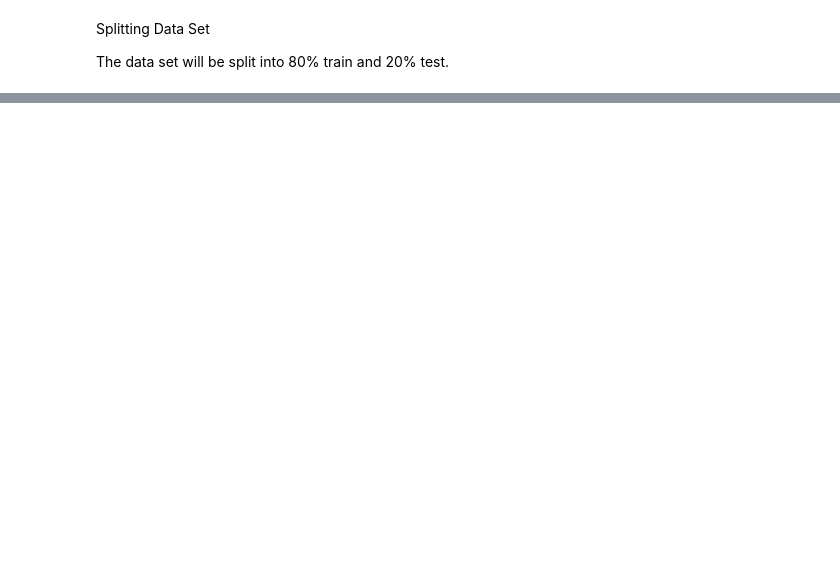
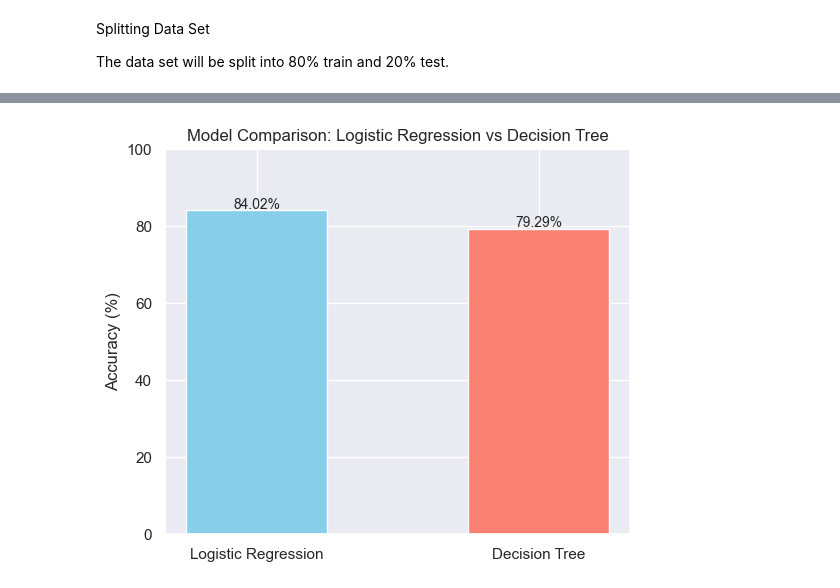
Before and after one commit to tashfeen786/LoanApprovalPrediction, a Jupyter notebook: main.ipynb, the cells around one changed output, grey strips where cells are left out. Cells and saved outputs as stored; diff of their text form; code cells hidden in the pictures; blank space fills up the shorter version.

```diff
--- a/main.ipynb
+++ b/main.ipynb
@@ -402,0 +454,6 @@ NameError: name 'x_train' is not defined
+# %%
+DTclassifier = DecisionTreeClassifier(random_state=42)
+DTclassifier.fit(X_train, y_train)
+y_pred_dt = DTclassifier.predict(X_test)
+DT_accuracy = accuracy_score(y_test, y_pred_dt)
+print("Decision Tree Classifier Accuracy: {:.2f}%".format(DT_accuracy * 100))
@@ -402,0 +478,25 @@ NameError: name 'x_train' is not defined
+# %%
+import matplotlib.pyplot as plt
+
+# Models ke accuracy
+log_reg_acc = 84.02   # logistic regression accuracy from your result
+dt_acc = DT_accuracy * 100   # decision tree accuracy from your result
+
+# Bar chart
+models = ['Logistic Regression', 'Decision Tree']
+accuracy = [log_reg_acc, dt_acc]
+
+plt.figure(figsize=(6,5))
+bars = plt.bar(models, accuracy, color=['skyblue', 'salmon'], width=0.5)
+
+# har bar k upar value likhna
+for bar in bars:
+    yval = bar.get_height()
+    plt.text(bar.get_x() + bar.get_width()/2, yval + 0.5, f"{yval:.2f}%", ha='center', fontsize=10)
+
+plt.ylim(0, 100)
+plt.ylabel("Accuracy (%)")
+plt.title("Model Comparison: Logistic Regression vs Decision Tree")
+plt.show()
+# %% [output]
+[figure, added]
```
Also changed, not shown: parts of 9 cells of this notebook, 1 other file.
